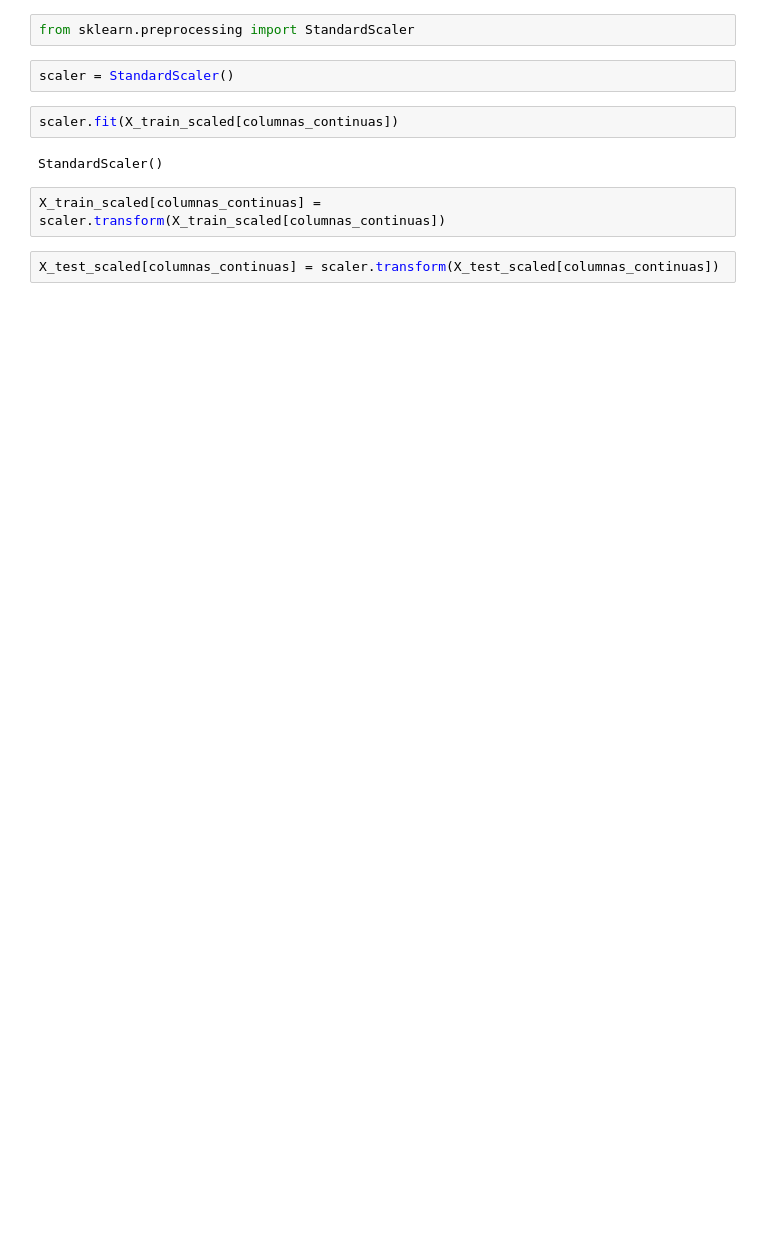
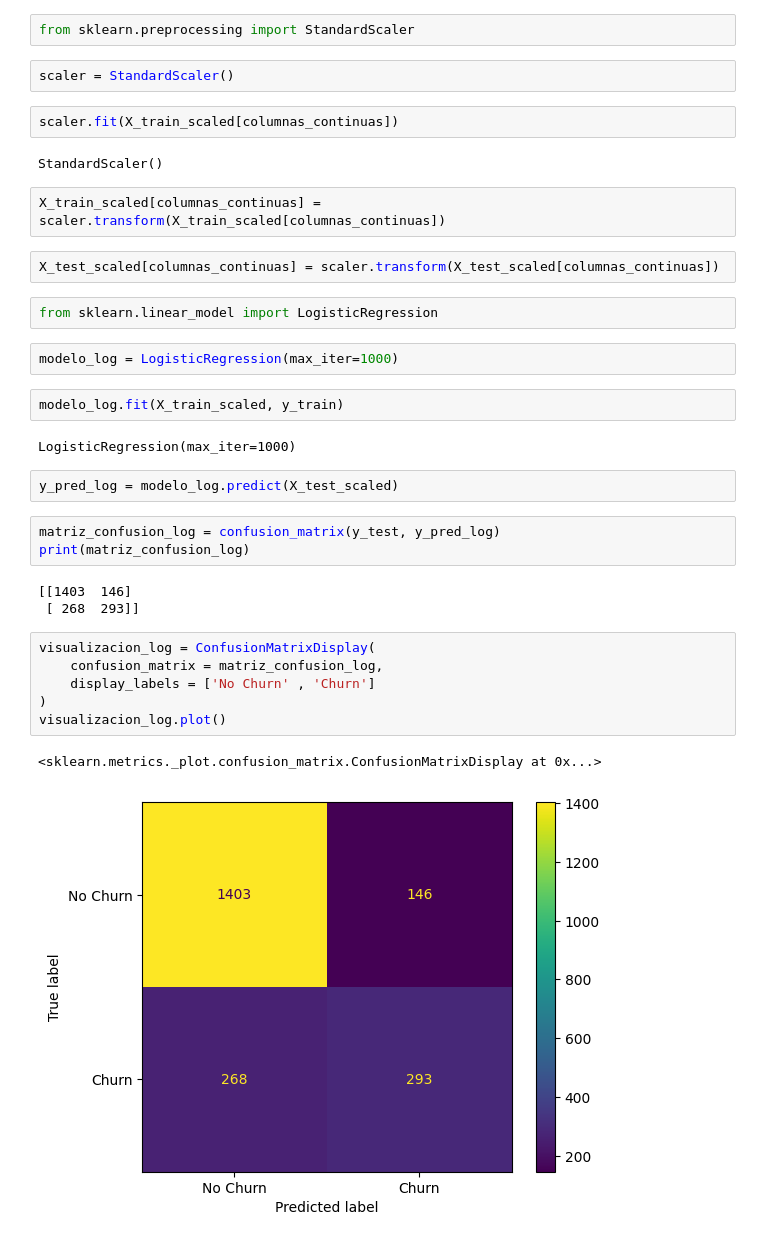
Before and after one commit to RientArlCroud/Challenge-4-telecom-X-2-an-lisis-de-datos, a Jupyter notebook: Challenge_4_análisis_de_datos.ipynb, the cells around one changed output. Saved outputs shown, nothing was run; the diff lists cells and outputs as text; blank space fills up the shorter version.

```diff
--- a/Challenge_4_análisis_de_datos.ipynb
+++ b/Challenge_4_análisis_de_datos.ipynb
@@ -383,3 +383,28 @@ StandardScaler()
 X_train_scaled[columnas_continuas] = scaler.transform(X_train_scaled[columnas_continuas])
 # %%
 X_test_scaled[columnas_continuas] = scaler.transform(X_test_scaled[columnas_continuas])
+# %%
+from sklearn.linear_model import LogisticRegression
+# %%
+modelo_log = LogisticRegression(max_iter=1000)
+# %%
+modelo_log.fit(X_train_scaled, y_train)
+# %% [output]
+LogisticRegression(max_iter=1000)
+# %%
+y_pred_log = modelo_log.predict(X_test_scaled)
+# %%
+matriz_confusion_log = confusion_matrix(y_test, y_pred_log)
+print(matriz_confusion_log)
+# %% [output]
+[[1403  146]
+ [ 268  293]]
+# %%
+visualizacion_log = ConfusionMatrixDisplay(
+    confusion_matrix = matriz_confusion_log,
+    display_labels = ['No Churn' , 'Churn']
+)
+visualizacion_log.plot()
+# %% [output]
+<sklearn.metrics._plot.confusion_matrix.ConfusionMatrixDisplay at 0x...>
+[figure, added]
```
Also changed, not shown: parts of 19 cells of this notebook.
